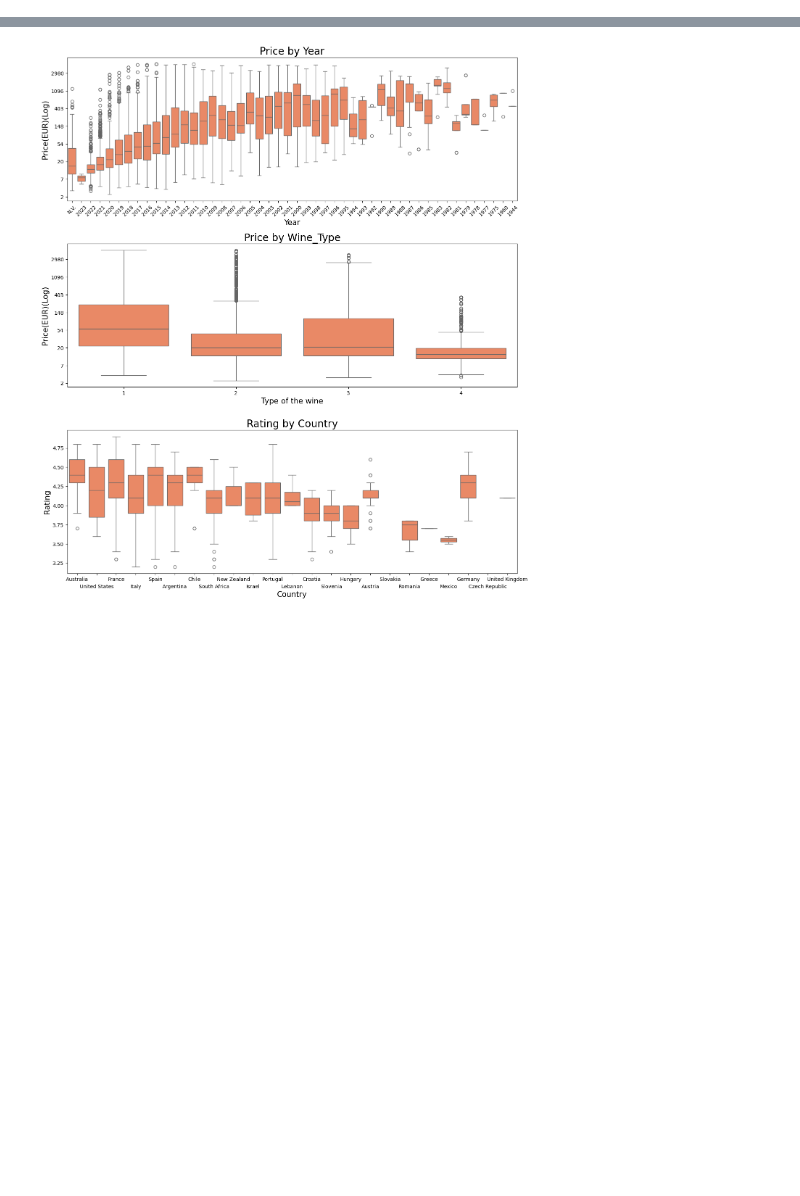
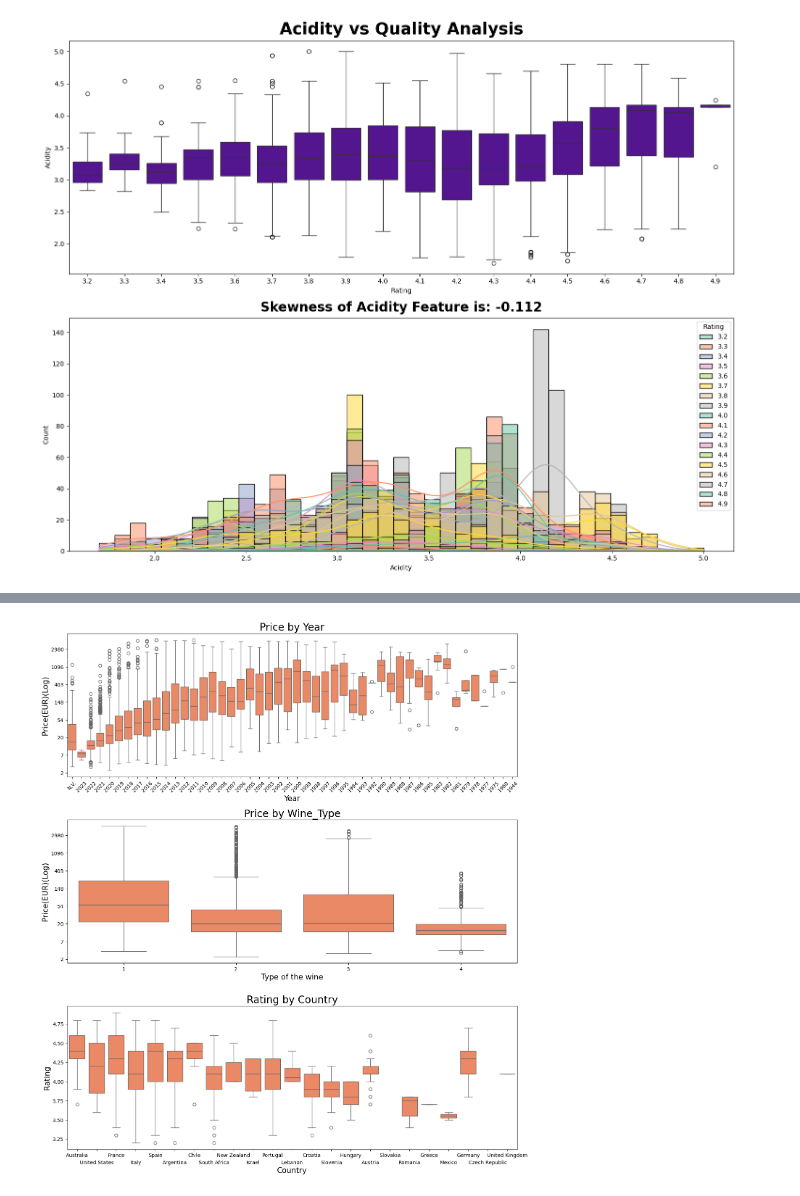
Before and after one commit to trashpanda-ai/In-Vino-Veritas, a Jupyter notebook: drafts/plots.ipynb, the cells around one changed output, grey strips where cells are left out. Saved outputs shown, nothing was run; the diff lists cells and outputs as text; code cells hidden in the pictures; blank space fills up the shorter version.

```diff
--- a/drafts/plots.ipynb
+++ b/drafts/plots.ipynb
@@ -153,18 +178,24 @@ plt.show()
 # %%
+# Set the color palette to "plasma"
+sns.set_palette("plasma")
+
 #Name of the column to check against Rating
 column="Acidity"
 
 plt.figure(figsize=(15,12))
 plt.subplot(2,1,1)
 sns.boxplot(x="Rating",y=column, data=df_bigwine)
 plt.title(f"{column.title()} vs Quality Analysis",fontweight="black",size=25,pad=10,)
+plt.savefig(f"../ressources/{column}_vs_rating.pdf")
 
 plt.subplot(2,1,2)
 sns.histplot(x=column,kde=True,hue="Rating",data=df_bigwine, palette="Set2")
 skew = df_bigwine[column].skew()
 plt.title(f"Skewness of {column.title()} Feature is: {round(skew,3)}",fontweight="black",size=20,pad=10)
 plt.tight_layout()
 plt.show()
+# %% [output]
+[figure, added]
 # %%
 columns=["Rating","Review_Count","Price","Acidity","Fizziness","Intensity","Sweetness","Tannin"]
 
```
Also changed, not shown: parts of 6 cells of this notebook, 2 other files.
